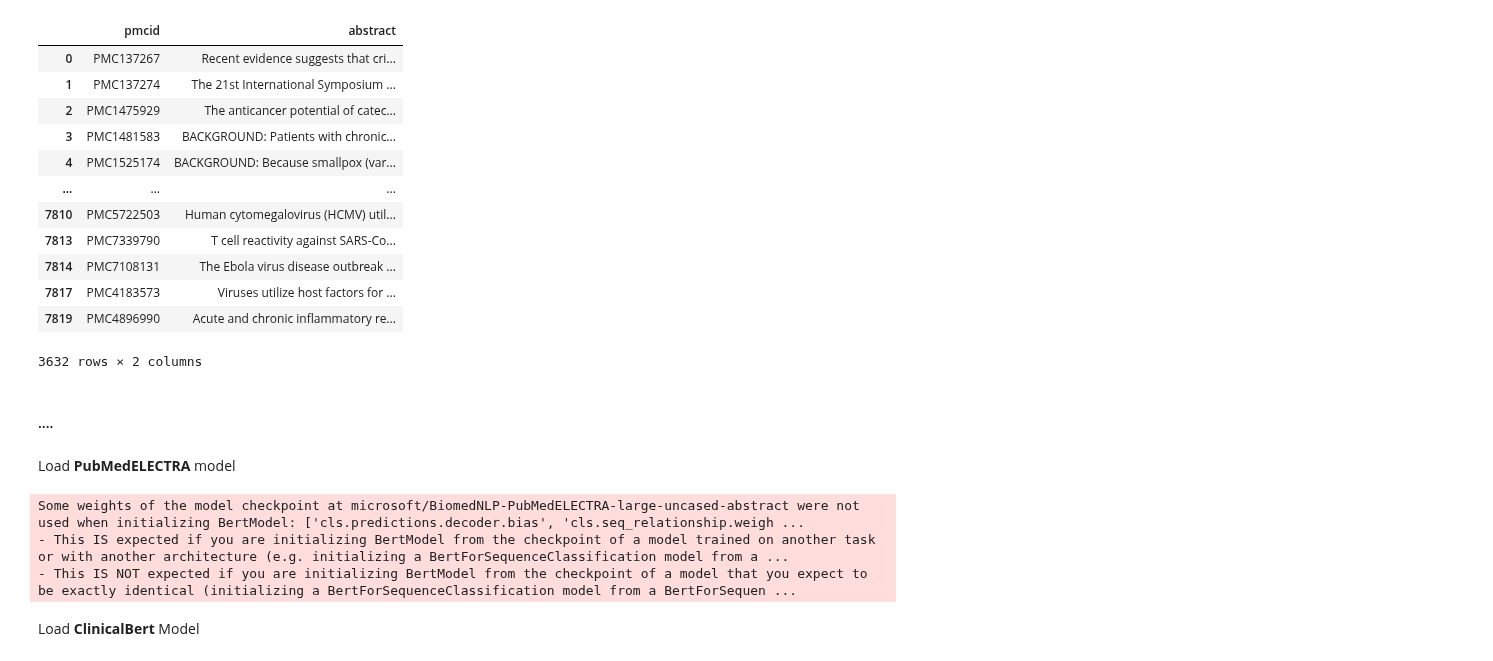
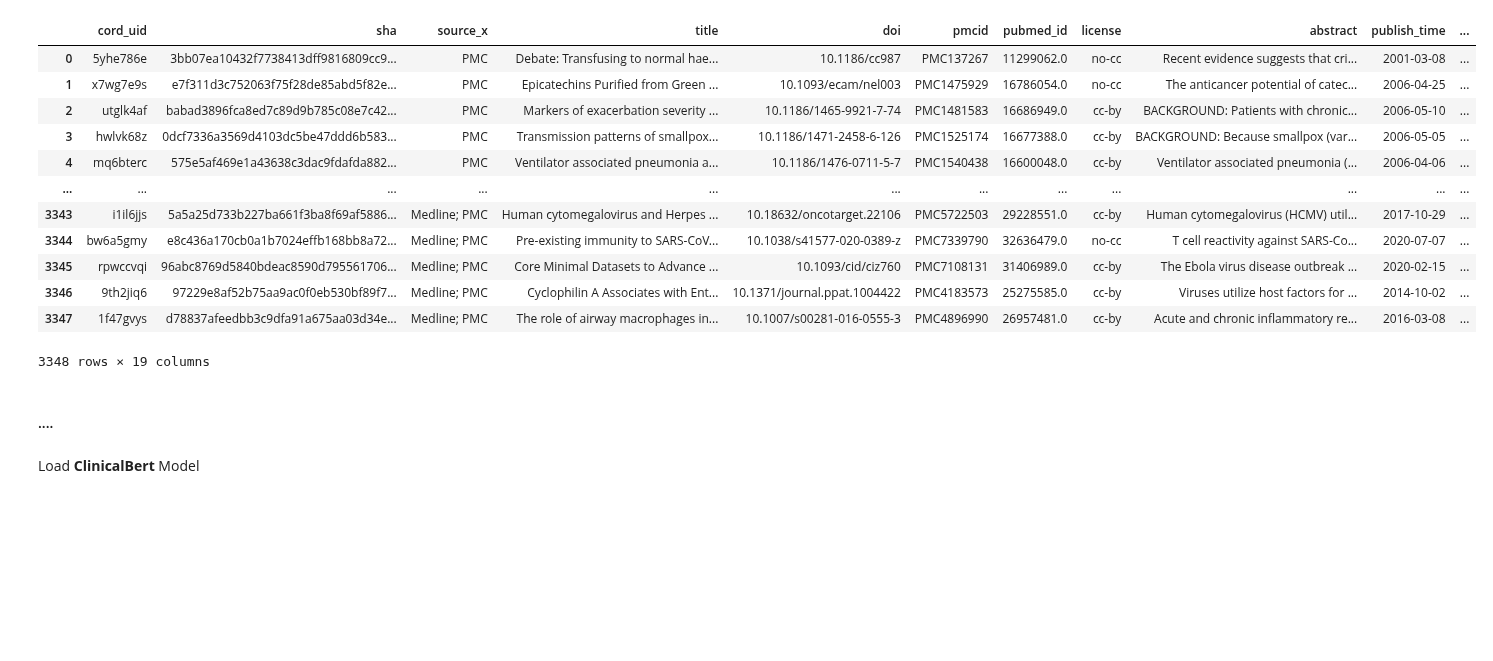
Before and after one commit to MaazLab/Evidence-Retrieval-For-EBM, a Jupyter notebook: scripts/bertopic.ipynb, the cells around one changed output. Drawn from its saved outputs; the diff is of its cells as text; code cells hidden in the pictures; blank space fills up the shorter version.

```diff
--- a/scripts/bertopic.ipynb
+++ b/scripts/bertopic.ipynb
@@ -78,2 +85,0 @@ df
-# %%
-df = df.reset_index()
@@ -115,37 +86,22 @@ pmcid
-# %%
-df = df[df['pmcid'].isin(pmcid)]
-df = df.reset_index()
-df
-# %% [output]
-|  | pmcid | abstract |
-| 0 | PMC137267 | Recent evidence suggests that cri... |
-| 1 | PMC137274 | The 21st International Symposium ... |
-| 2 | PMC1475929 | The anticancer potential of catec... |
-| 3 | PMC1481583 | BACKGROUND: Patients with chronic... |
-| 4 | PMC1525174 | BACKGROUND: Because smallpox (var... |
-| ... | ... | ... |
-| 7810 | PMC5722503 | Human cytomegalovirus (HCMV) util... |
-| 7813 | PMC7339790 | T cell reactivity against SARS-Co... |
-| 7814 | PMC7108131 | The Ebola virus disease outbreak ... |
-| 7817 | PMC4183573 | Viruses utilize host factors for ... |
-| 7819 | PMC4896990 | Acute and chronic inflammatory re... |
-3632 rows × 2 columns
+# %%
+df.reset_index(inplace=True, drop=True)
+df
+# %% [output]
+|  | cord_uid | sha | source_x | title | doi | pmcid | pubmed_id | license | abstract | publish_time | ... |
+| 0 | 5yhe786e | 3bb07ea10432f7738413dff9816809cc9... | PMC | Debate: Transfusing to normal hae... | 10.1186/cc987 | PMC137267 | 11299062.0 | no-cc | Recent evidence suggests that cri... | 2001-03-08 | ... |
+| 1 | x7wg7e9s | e7f311d3c752063f75f28de85abd5f82e... | PMC | Epicatechins Purified from Green ... | 10.1093/ecam/nel003 | PMC1475929 | 16786054.0 | no-cc | The anticancer potential of catec... | 2006-04-25 | ... |
+| 2 | utglk4af | babad3896fca8ed7c89d9b785c08e7c42... | PMC | Markers of exacerbation severity ... | 10.1186/1465-9921-7-74 | PMC1481583 | 16686949.0 | cc-by | BACKGROUND: Patients with chronic... | 2006-05-10 | ... |
+| 3 | hwlvk68z | 0dcf7336a3569d4103dc5be47ddd6b583... | PMC | Transmission patterns of smallpox... | 10.1186/1471-2458-6-126 | PMC1525174 | 16677388.0 | cc-by | BACKGROUND: Because smallpox (var... | 2006-05-05 | ... |
+| 4 | mq6bterc | 575e5af469e1a43638c3dac9fdafda882... | PMC | Ventilator associated pneumonia a... | 10.1186/1476-0711-5-7 | PMC1540438 | 16600048.0 | cc-by | Ventilator associated pneumonia (... | 2006-04-06 | ... |
+| ... | ... | ... | ... | ... | ... | ... | ... | ... | ... | ... | ... |
+| 3343 | i1il6jjs | 5a5a25d733b227ba661f3ba8f69af5886... | Medline; PMC | Human cytomegalovirus and Herpes ... | 10.18632/oncotarget.22106 | PMC5722503 | 29228551.0 | cc-by | Human cytomegalovirus (HCMV) util... | 2017-10-29 | ... |
+| 3344 | bw6a5gmy | e8c436a170cb0a1b7024effb168bb8a72... | Medline; PMC | Pre-existing immunity to SARS-CoV... | 10.1038/s41577-020-0389-z | PMC7339790 | 32636479.0 | no-cc | T cell reactivity against SARS-Co... | 2020-07-07 | ... |
+| 3345 | rpwccvqi | 96abc8769d5840bdeac8590d795561706... | Medline; PMC | Core Minimal Datasets to Advance ... | 10.1093/cid/ciz760 | PMC7108131 | 31406989.0 | cc-by | The Ebola virus disease outbreak ... | 2020-02-15 | ... |
+| 3346 | 9th2jiq6 | 97229e8af52b75aa9ac0f0eb530bf89f7... | Medline; PMC | Cyclophilin A Associates with Ent... | 10.1371/journal.ppat.1004422 | PMC4183573 | 25275585.0 | cc-by | Viruses utilize host factors for ... | 2014-10-02 | ... |
+| 3347 | 1f47gvys | d78837afeedbb3c9dfa91a675aa03d34e... | Medline; PMC | The role of airway macrophages in... | 10.1007/s00281-016-0555-3 | PMC4896990 | 26957481.0 | cc-by | Acute and chronic inflammatory re... | 2016-03-08 | ... |
+3348 rows × 19 columns
 # %% [markdown]
 #### ....
-# %% [markdown]
-Load **PubMedELECTRA** model
-# %%
-tokenizer = AutoTokenizer.from_pretrained(
-    "microsoft/BiomedNLP-PubMedELECTRA-large-uncased-abstract"
-)
-model = AutoModel.from_pretrained(
-    "microsoft/BiomedNLP-PubMedELECTRA-large-uncased-abstract"
-)
-# model = pipeline(model= "microsoft/BiomedNLP-PubMedELECTRA-large-uncased-abstract")
-# %% [output]
-Some weights of the model checkpoint at microsoft/BiomedNLP-PubMedELECTRA-large-uncased-abstract were not used when initializing BertModel: ['cls.predictions.decoder.bias', 'cls.seq_relationship.weigh ...
-- This IS expected if you are initializing BertModel from the checkpoint of a model trained on another task or with another architecture (e.g. initializing a BertForSequenceClassification model from a ...
-- This IS NOT expected if you are initializing BertModel from the checkpoint of a model that you expect to be exactly identical (initializing a BertForSequenceClassification model from a BertForSequen ...
 # %% [markdown]
 Load **ClinicalBert** Model
 # %%
```
Also changed, not shown: parts of 27 cells of this notebook.
